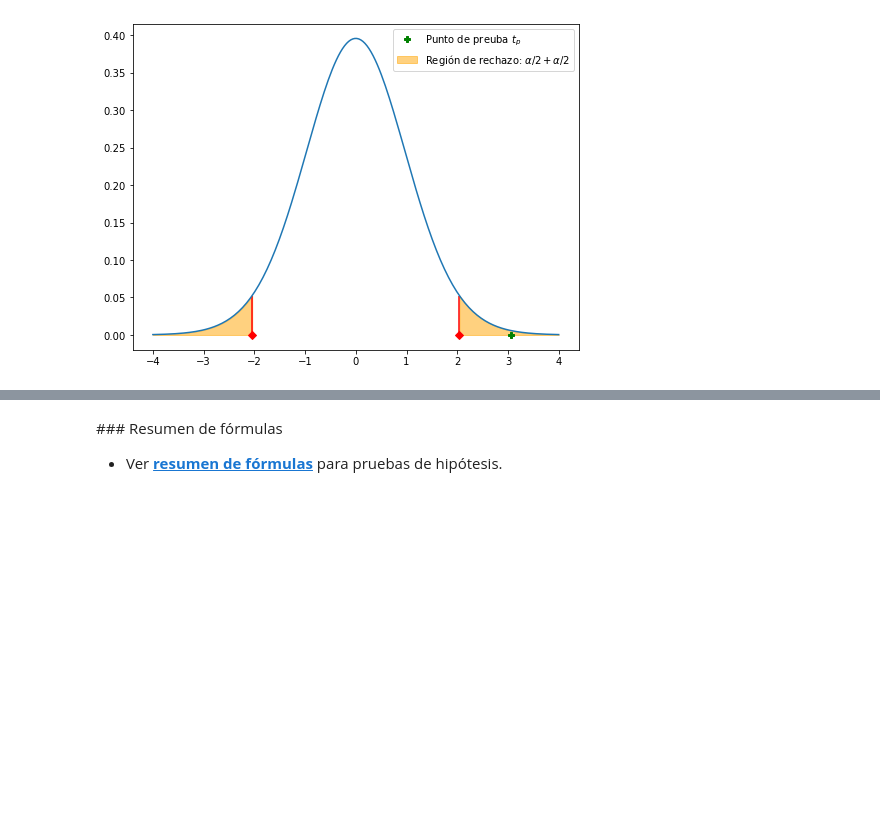
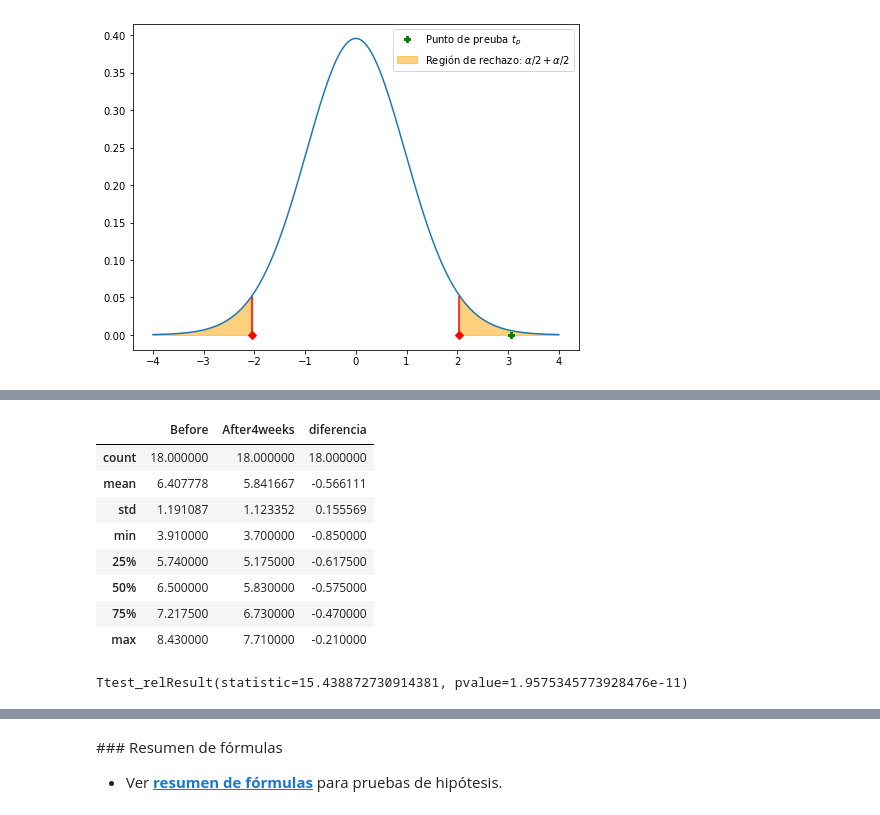
Before and after one commit to marsgr6/EN-online, a Jupyter notebook: statistical_inference.ipynb, the cells around one changed output, grey strips where cells are left out. Drawn from its saved outputs; the diff is of its cells as text; code cells hidden in the pictures; blank space fills up the shorter version.

```diff
--- a/statistical_inference.ipynb
+++ b/statistical_inference.ipynb
@@ -2075,0 +2141,19 @@ Ttest_1sampResult(statistic=3.0668316352840814, pvalue=0.004552621060635394)
+# %%
+datos.describe()
+# %% [output]
+|  | Before | After4weeks | diferencia |
+| count | 18.000000 | 18.000000 | 18.000000 |
+| mean | 6.407778 | 5.841667 | -0.566111 |
+| std | 1.191087 | 1.123352 | 0.155569 |
+| min | 3.910000 | 3.700000 | -0.850000 |
+| 25% | 5.740000 | 5.175000 | -0.617500 |
+| 50% | 6.500000 | 5.830000 | -0.575000 |
+| 75% | 7.217500 | 6.730000 | -0.470000 |
+| max | 8.430000 | 7.710000 | -0.210000 |
+# %%
+# Python implementa este test
+from scipy.stats import ttest_rel
+
+ttest_rel(datos['Before'], datos['After4weeks'])
+# %% [output]
+Ttest_relResult(statistic=15.438872730914381, pvalue=1.9575345773928476e-11)
```
Also changed, not shown: parts of 8 cells of this notebook, 1 other file.
